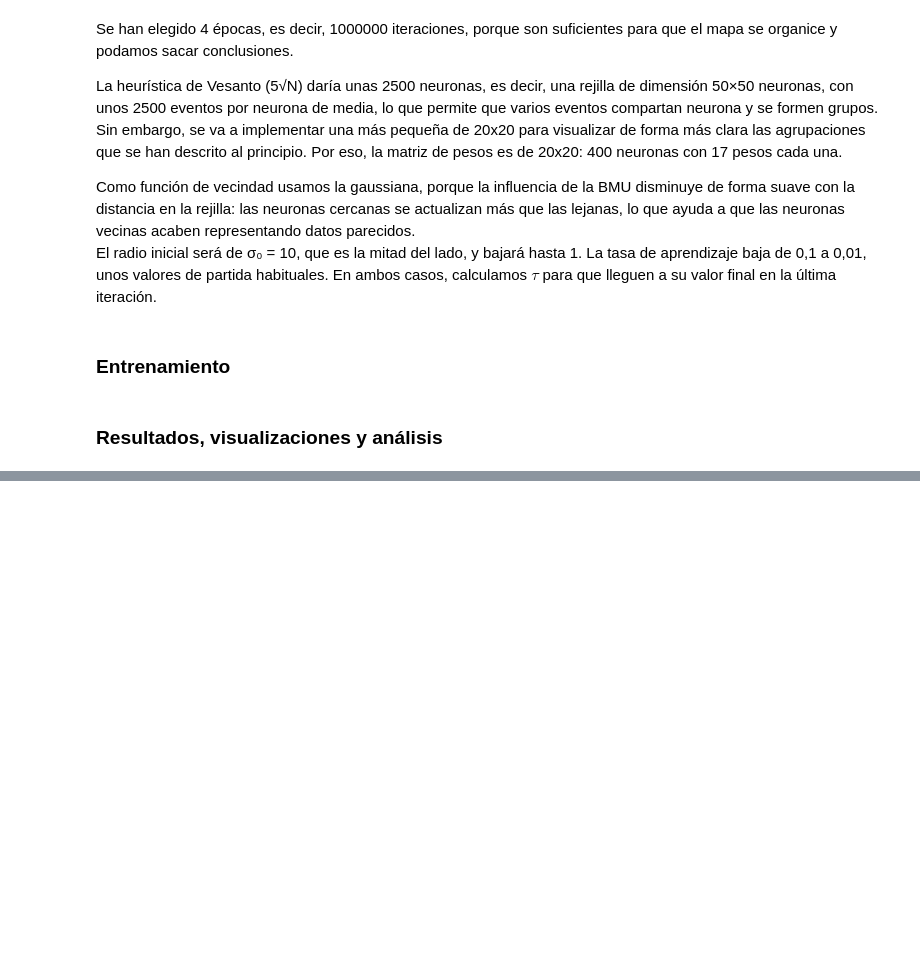
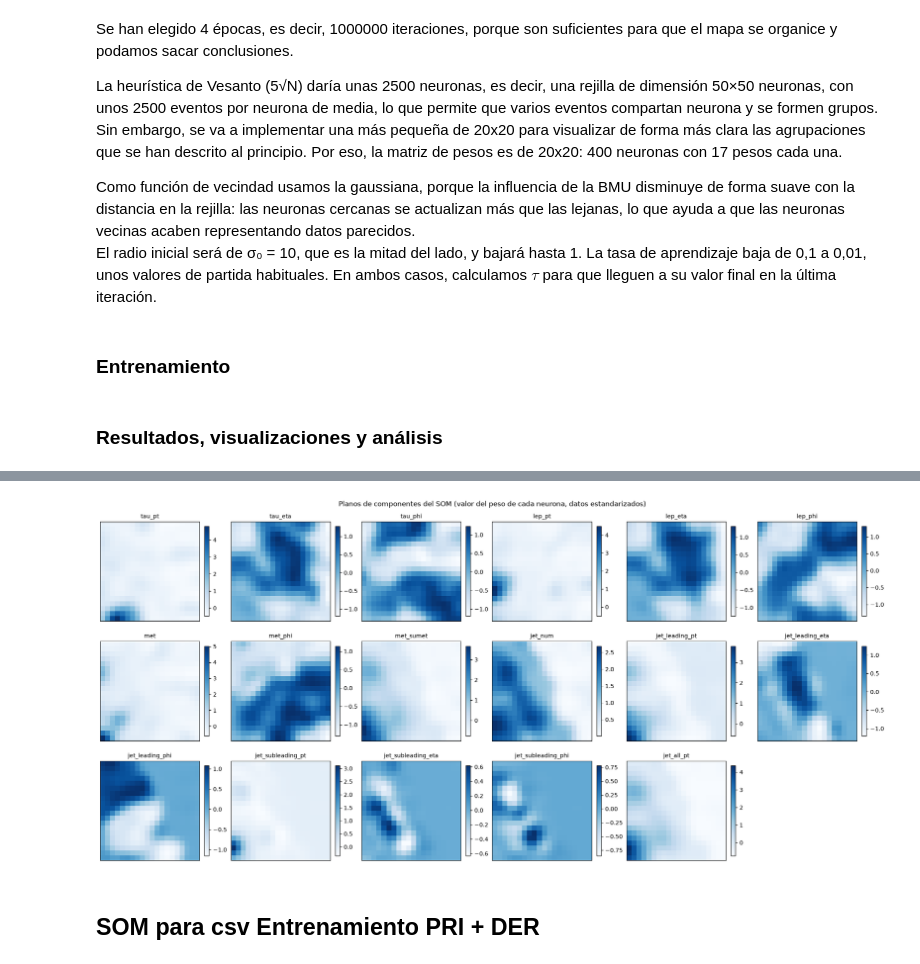
Before and after one commit to ClauGN/Tarea_Final_-AA, a Jupyter notebook: 2_SOM.ipynb, the cells around one changed output, grey strips where cells are left out. Saved outputs shown, nothing was run; the diff lists cells and outputs as text; code cells hidden in the pictures; blank space fills up the shorter version.

```diff
--- a/2_SOM.ipynb
+++ b/2_SOM.ipynb
@@ -118,0 +188,26 @@ NameError: name 'pokemon_norm' is not defined
+# %%
+# planos de componentes: un mapa por variable con el peso que cada neurona tiene en ella
+nombres_variables = Entrenamiento_PRI.columns
+planos = pesos.reshape(LADO, LADO, len(nombres_variables))
+
+N_COLUMNAS = 6
+n_filas = int(np.ceil(len(nombres_variables) / N_COLUMNAS))
+fig, axes = plt.subplots(n_filas, N_COLUMNAS, figsize=(3.2 * N_COLUMNAS, 3 * n_filas), constrained_layout=True)
+axes = axes.ravel()
+
+for i, nombre in enumerate(nombres_variables):
+    imagen = axes[i].imshow(planos[:, :, i], cmap="Blues")
+    axes[i].set_title(nombre.replace("PRI_", ""), fontsize=10)
+    axes[i].set_xticks([])
+    axes[i].set_yticks([])
+    fig.colorbar(imagen, ax=axes[i], shrink=0.8)  # cada variable con su propia escala (valores estandarizados)
+
+for ax in axes[len(nombres_variables):]:
+    ax.axis("off")
+
+fig.suptitle("Planos de componentes del SOM (valor del peso de cada neurona, datos estandarizados)")
+plt.show()
+# %% [output]
+[figure, added]
+# %% [markdown]
+## SOM para csv Entrenamiento PRI + DER
```
Also changed, not shown: parts of 10 cells of this notebook.
